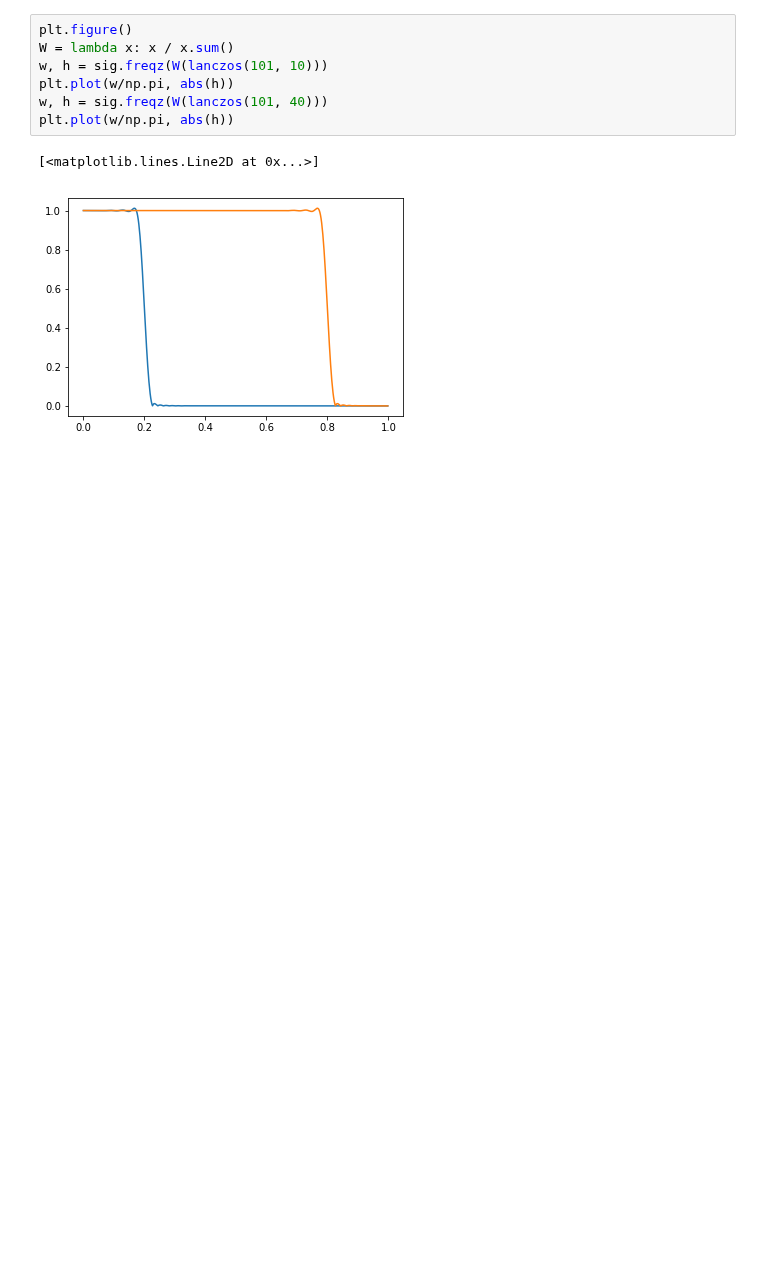
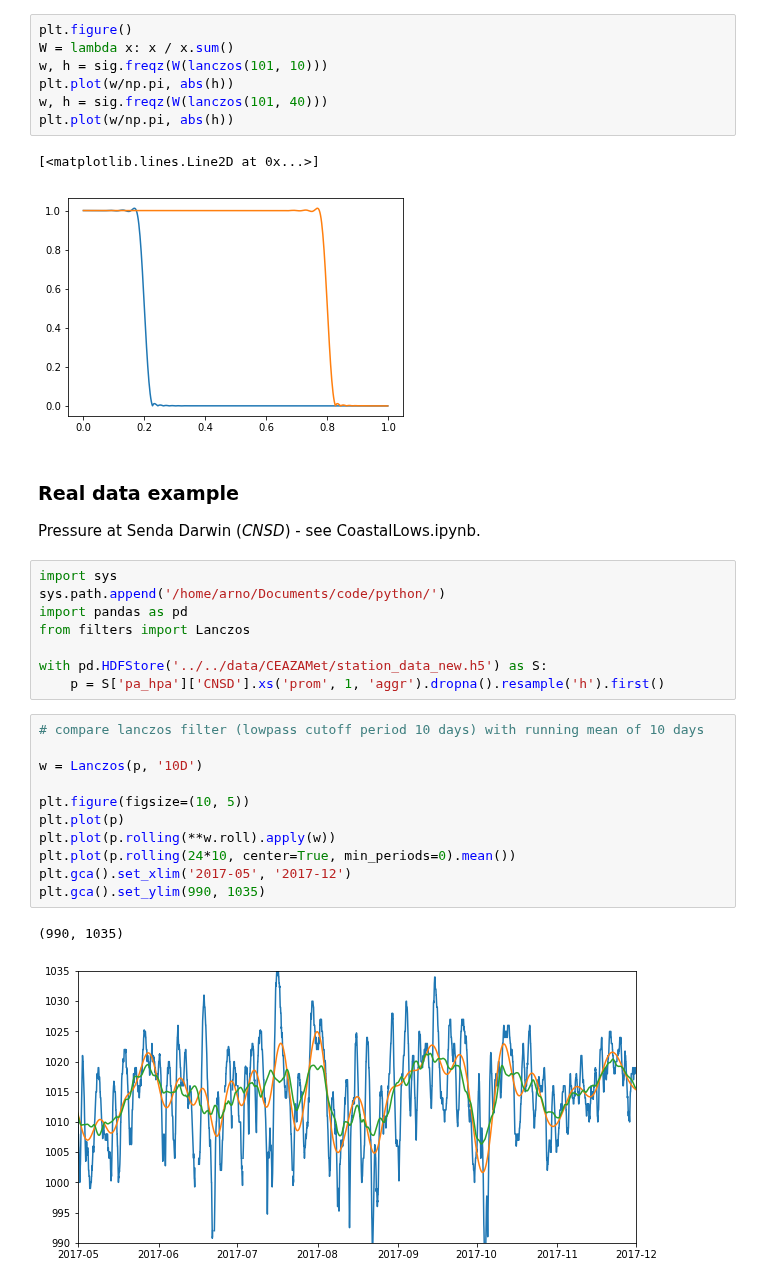
Before and after one commit to betaplane/cezanne, a Jupyter notebook: notebooks/Filter.ipynb, the cells around one changed output. Cells and saved outputs as stored; diff of their text form; blank space fills up the shorter version.

```diff
--- a/notebooks/Antarctica/Filter.ipynb
+++ b/notebooks/Filter.ipynb
@@ -130,3 +130,29 @@ plt.plot(w/np.pi, abs(h))
 # %% [output]
 [<matplotlib.lines.Line2D at 0x...>]
 [figure]
+# %% [markdown]
+### Real data example
+
+Pressure at Senda Darwin (*CNSD*) - see CoastalLows.ipynb.
+# %%
+import sys
+sys.path.append('/home/arno/Documents/code/python/')
+import pandas as pd
+from filters import Lanczos
+
+with pd.HDFStore('../../data/CEAZAMet/station_data_new.h5') as S:
+    p = S['pa_hpa']['CNSD'].xs('prom', 1, 'aggr').dropna().resample('h').first()
+# %%
+# compare lanczos filter (lowpass cutoff period 10 days) with running mean of 10 days
+
+w = Lanczos(p, '10D')
+
+plt.figure(figsize=(10, 5))
+plt.plot(p)
+plt.plot(p.rolling(**w.roll).apply(w))
+plt.plot(p.rolling(24*10, center=True, min_periods=0).mean())
+plt.gca().set_xlim('2017-05', '2017-12')
+plt.gca().set_ylim(990, 1035)
+# %% [output]
+(990, 1035)
+[figure, added]
```
Also changed, not shown: 3 other files.
